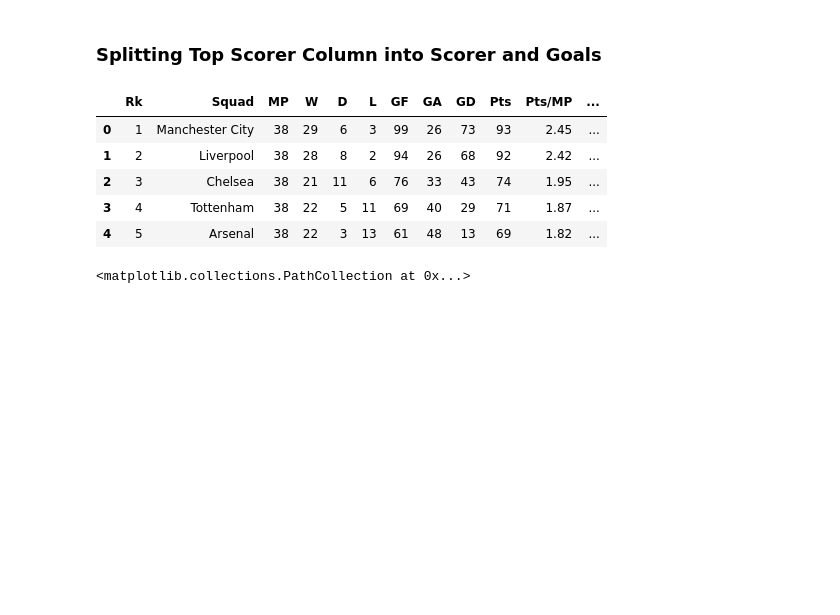
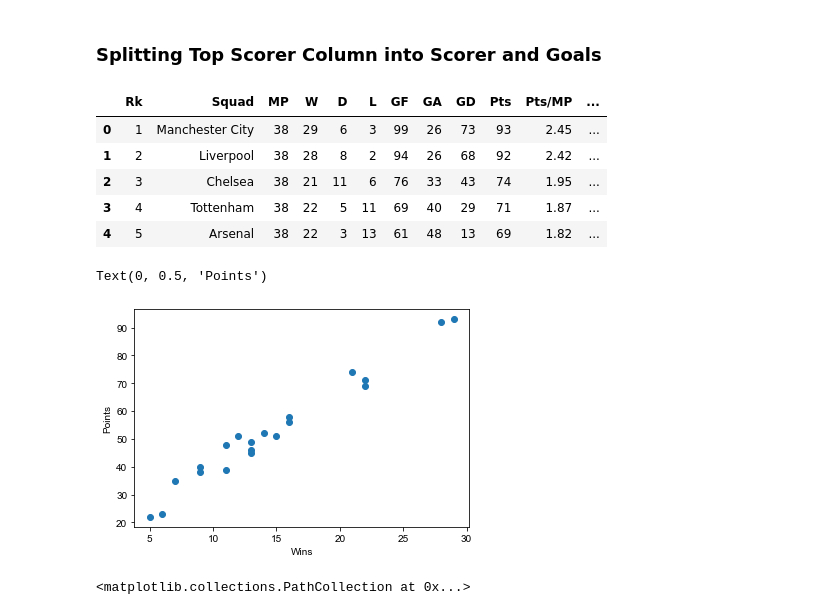
Before and after one commit to gautam7-github/FbRef-EDA-Viz, a Jupyter notebook: data_vis.ipynb, the cells around one changed output. Saved outputs shown, nothing was run; the diff lists cells and outputs as text; code cells hidden in the pictures; blank space fills up the shorter version.

```diff
--- a/data_vis.ipynb
+++ b/data_vis.ipynb
@@ -29,6 +31,13 @@ df.head()
 | 2 | 3 | Chelsea | 38 | 21 | 11 | 6 | 76 | 33 | 43 | 74 | 1.95 | ... |
 | 3 | 4 | Tottenham | 38 | 22 | 5 | 11 | 69 | 40 | 29 | 71 | 1.87 | ... |
 | 4 | 5 | Arsenal | 38 | 22 | 3 | 13 | 61 | 48 | 13 | 69 | 1.82 | ... |
+# %%
+plt.scatter(df['W'],df['Pts'])
+plt.xlabel('Wins')
+plt.ylabel('Points')
+# %% [output]
+Text(0, 0.5, 'Points')
+[figure, added]
 # %%
 plt.scatter(df['xG'],df['xGA'])
 # %% [output]
```
Also changed, not shown: parts of 1 cell of this notebook, 2 other files.
